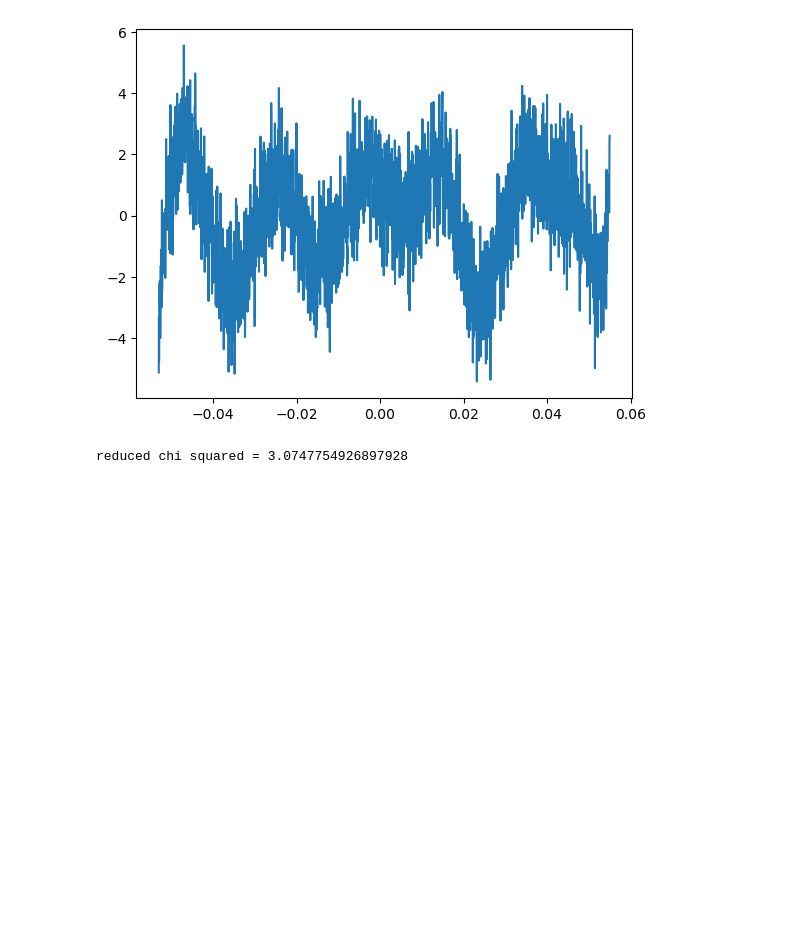
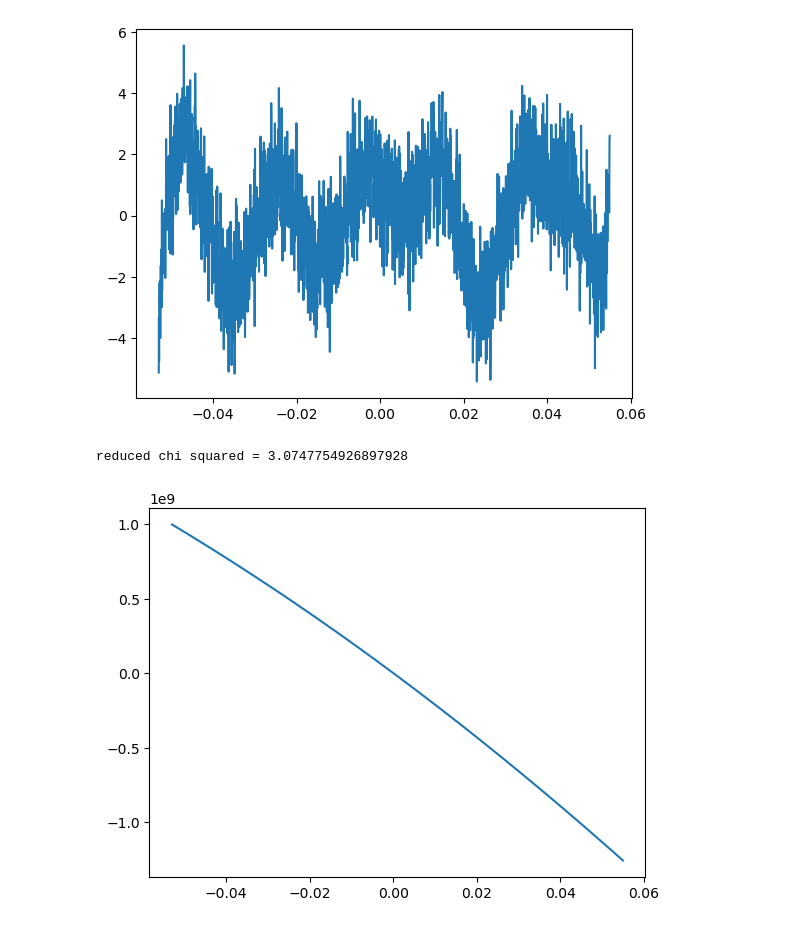
Before and after one commit to LaraTatli18/doppler-free-laser-spectroscopy, a Jupyter notebook: analyse_data.ipynb, the cells around one changed output. Drawn from its saved outputs; the diff is of its cells as text; code cells hidden in the pictures; blank space fills up the shorter version.

```diff
--- a/analyse_data.ipynb
+++ b/analyse_data.ipynb
@@ -225,3 +229,16 @@ print("reduced chi squared =",np.sum(((cv-fit(ct,*popt))/ce)**2)/(len(ct)-len(p0
 reduced chi squared = 3.0747754926897928
 # %%
 #since we dont have channel 2 dataa we cant calculate the frequency at a given voltage however we can calculate the frequency at a given time and since the voltage settings wernt touched between the two measurements this should cancel out it also means that from now on we dont need to measure the voltage we can just set just measure the calibration and the spectum at the smae time i think but this might not be a good idea because of the fact we wont be able to zero our data but i dont even know if we want to do that in the first place arnt we just measuring the detuning
+
+A0,B0,B1,B2,C0,C1,C2=u.correlated_values(popt,pcov)
+
+L1=ufloat(0.065,0.005)
+L2=ufloat(0.36,0.005)
+
+def d(t):
+    return (constants.c*(B2*t**2+B1*t)/(4*np.pi*(L1-L2)))
+# %%
+plt.plot(ct,unp.nominal_values(d(ct)))
+plt.show()
+# %% [output]
+[figure, added]
```
Also changed, not shown: parts of 1 cell of this notebook.
